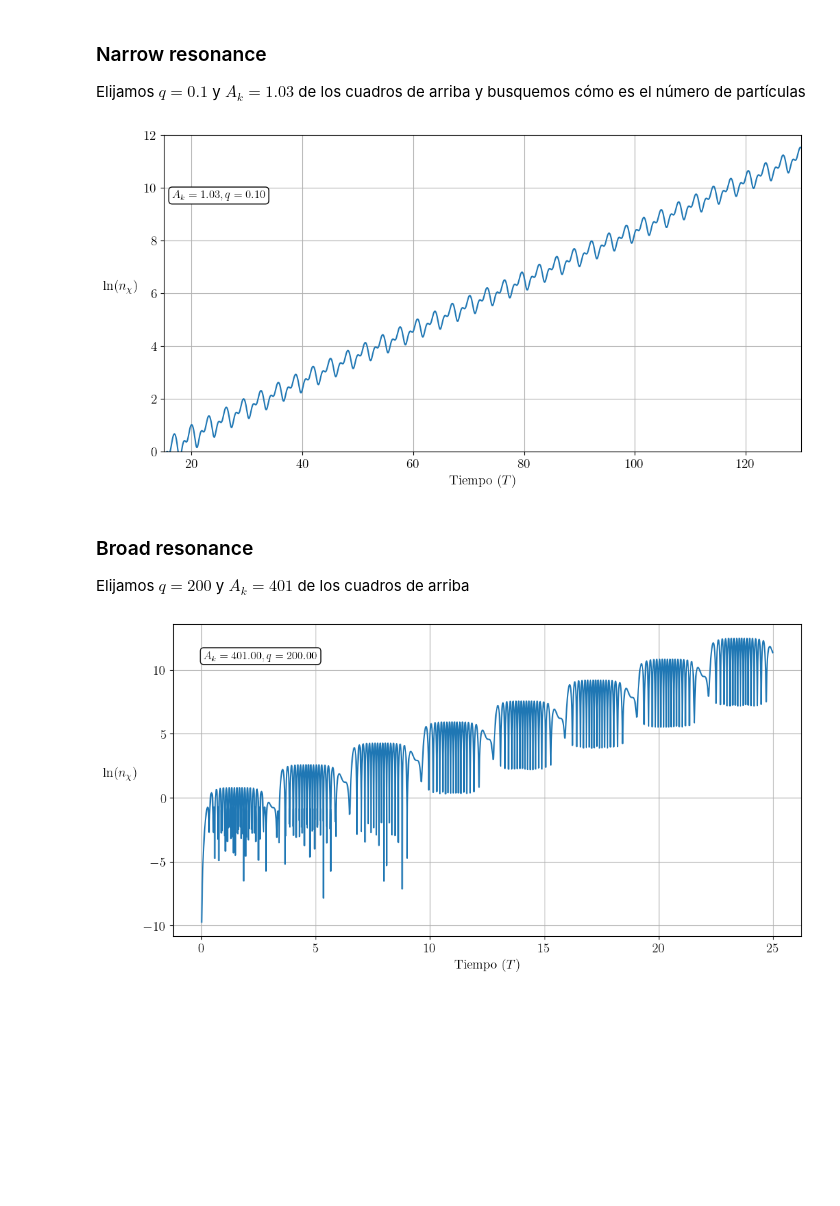
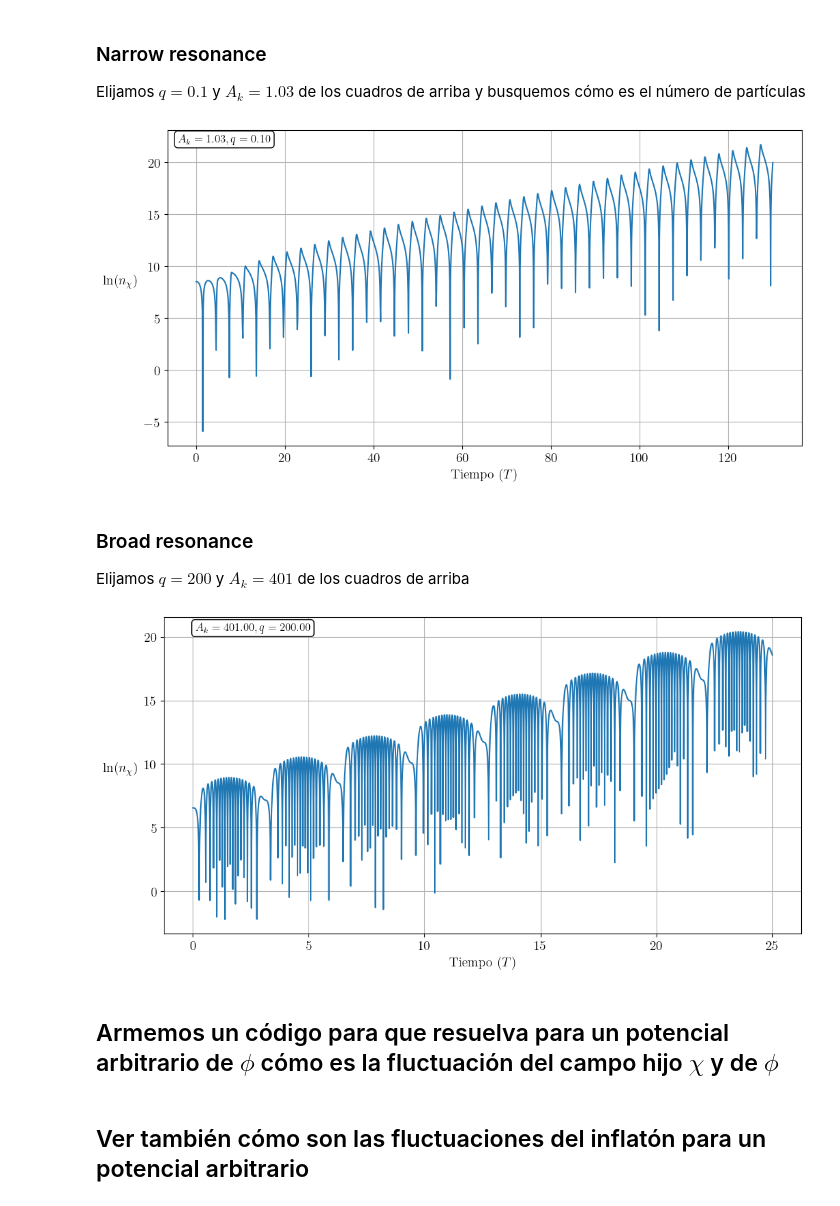
Before and after one commit to TomasCiccarella/Tesis, a Jupyter notebook: Mathieu/Mathieu.ipynb, the cells around one changed output. Saved outputs shown, nothing was run; the diff lists cells and outputs as text; code cells hidden in the pictures; blank space fills up the shorter version.

```diff
--- a/Mathieu/Mathieu.ipynb
+++ b/Mathieu/Mathieu.ipynb
@@ -236,3 +258,23 @@ plt.tight_layout()
 plt.show()
 # %% [output]
 [figure]
+# %%
+# Centrémosnos sólo en el que tiene A_k = 401 y q = 200
+u0, v0 = 0, 1                                           # Condiciones iniciales
+T0, Tf = 0, 25                                         # Tiempos
+q = 200
+Ak = 401
+
+sol = solve_ivp(mathieu, [T0, Tf], [u0, v0], args=(Ak, q), rtol=1e-8, atol=1e-8)
+T, y, y_prime = sol.t, sol.y[0], sol.y[1]
+
+# Graficamos los resultados
+plt.figure(figsize=(12, 8))
+plt.plot(T, y)
+plt.xlabel(r'Tiempo ($T$)')
+plt.ylabel(r'$\chi(t)$', labelpad=10, rotation='horizontal')
+ymin, ymax = plt.gca().get_ylim()
+plt.ylim(ymin, ymax*1.3)
+plt.text(x=T[0], y=ymax*1.1, s=rf'$A_k = {Ak:.2f}, q = {q:.2f}$', fontsize=12, bbox=dict(facecolor='white', edgecolor='black', boxstyle='round,pad=0.3'))
+plt.grid()
+plt.show()
@@ -252,10 +296,9 @@ Para el campo del inflatón recordemos que planteamos un potencial armónico ent
 $$\phi = \phi_0 \sin \left( T \right) \tag{12}$$
 # %%
 u0, v0 = 0, 1                                                                           # Condiciones iniciales
-phi_0 = 1.0                                                                             # Amplitud del inflatón
+phi_0 = 1                                                                               # Amplitud del inflatón
 a = 1                                                                                   # Factor de escala
-g = 1                                                                                   # Constante de acoplamiento del inflatón
-m = 1                                                                                   # Masa del campo hijo (supongo masa de Planck)
+g = 1e-4                                                                               # Constante de acoplamiento del inflatón
 # %% [markdown]
 ### Narrow resonance
 
@@ -263,13 +306,14 @@ Elijamos $q = 0.1$ y $A_k = 1.03$ de los cuadros de arriba y busquemos cómo es
 # %%
 T0, Tf = 0, 130                                                                         # Tiempos
 q = 0.1; Ak = 1.03
+m = g/2 * phi_0 * np.sqrt(q)                                                            # Masa del campo hijo
 k = np.sqrt(Ak - 2 * q) * m
 
 sol = solve_ivp(mathieu, [T0, Tf], [u0, v0], args=(Ak, q), rtol=1e-8, atol=1e-8)
 T, y, y_prime = sol.t, sol.y[0], sol.y[1]
 
-phi = phi_0 * np.sin(T)                                                                 # Potencial armónico del inflatón
-Omega_chi = (k**2 / a**2) + (g**2 * phi**2)                                             # Frecuencia del campo hijo
+phi = phi_0 * np.cos(T)                                                                 # Potencial armónico del inflatón
+Omega_chi = np.sqrt((k**2 / a**2) + (g**2 * phi**2))                                             # Frecuencia del campo hijo
 
 n = 1 / (2 * Omega_chi) * (np.abs(y_prime)**2 + Omega_chi**2 * np.abs(y)**2) - 1/2      # Número de partículas del campo hijo
 
@@ -277,44 +321,47 @@ n = 1 / (2 * Omega_chi) * (np.abs(y_prime)**2 + Omega_chi**2 * np.abs(y)**2) - 1
 plt.plot(T, np.log(np.abs(n)))
 plt.xlabel(r'Tiempo ($T$)')
 plt.ylabel(r'$\ln (n_\chi)$', labelpad=25, rotation='horizontal')
-plt.xlim(15,130)
-plt.ylim(0, 12)
 ymin, ymax = plt.gca().get_ylim()
 xmin, xmax = plt.gca().get_xlim()
 plt.yscale('linear')
-plt.text(x=1.1*xmin, y=ymax*0.8, s=rf'$A_k = {Ak:.2f}, q = {q:.2f}$', fontsize=12, bbox=dict(facecolor='white', edgecolor='black', boxstyle='round,pad=0.3'))
+plt.text(x=1.4*xmin+5, y=ymax*0.95, s=rf'$A_k = {Ak:.2f}, q = {q:.2f}$', fontsize=12, bbox=dict(facecolor='white', edgecolor='black', boxstyle='round,pad=0.3'))
 plt.grid()
 
 plt.show()
 # %% [output]
-[figure, old version]
+[figure, new version]
 # %% [markdown]
 ### Broad resonance
 
 Elijamos $q = 200$ y $A_k = 401$ de los cuadros de arriba
 # %%
-T0, Tf = 0, 25                                                                         # Tiempos
+T0, Tf = 0, 25                                                                          # Tiempos
 q = 200; Ak = 401
+m = g/2 * phi_0 * np.sqrt(q)                                                            # Masa del campo hijo
 k = np.sqrt(Ak - 2 * q) * m
 
 sol = solve_ivp(mathieu, [T0, Tf], [u0, v0], args=(Ak, q), rtol=1e-8, atol=1e-8)
 T, y, y_prime = sol.t, sol.y[0], sol.y[1]
 
-phi = phi_0 * np.sin(T)                                                                 # Potencial armónico del inflatón
-Omega_chi = (k**2 / a**2) + (g**2 * phi**2)                                             # Frecuencia del campo hijo
+phi = phi_0 * np.cos(T)                                                                 # Potencial armónico del inflatón
+Omega_chi = np.sqrt((k**2 / a**2) + (g**2 * phi**2))                                    # Frecuencia del campo hijo
 
 n = 1 / (2 * Omega_chi) * (np.abs(y_prime)**2 + Omega_chi**2 * np.abs(y)**2) - 1/2      # Número de partículas del campo hijo
 
 # Graficamos los resultados
 plt.plot(T, np.log(np.abs(n)))
 plt.xlabel(r'Tiempo ($T$)')
 plt.ylabel(r'$\ln (n_\chi)$', labelpad=25, rotation='horizontal')
 ymin, ymax = plt.gca().get_ylim()
 xmin, xmax = plt.gca().get_xlim()
 plt.yscale('linear')
-plt.text(x=0.1, y=ymax*0.8, s=rf'$A_k = {Ak:.2f}, q = {q:.2f}$', fontsize=12, bbox=dict(facecolor='white', edgecolor='black', boxstyle='round,pad=0.3'))
+plt.text(x=0.1, y=ymax*0.95, s=rf'$A_k = {Ak:.2f}, q = {q:.2f}$', fontsize=12, bbox=dict(facecolor='white', edgecolor='black', boxstyle='round,pad=0.3'))
 plt.grid()
 
 plt.show()
 # %% [output]
-[figure, old version]
+[figure, new version]
+# %% [markdown]
+## Armemos un código para que resuelva para un potencial arbitrario de $\phi$ cómo es la fluctuación del campo hijo $\chi$ y de $\phi$
+# %% [markdown]
+## Ver también cómo son las fluctuaciones del inflatón para un potencial arbitrario
```
Also changed, not shown: parts of 3 cells of this notebook.
